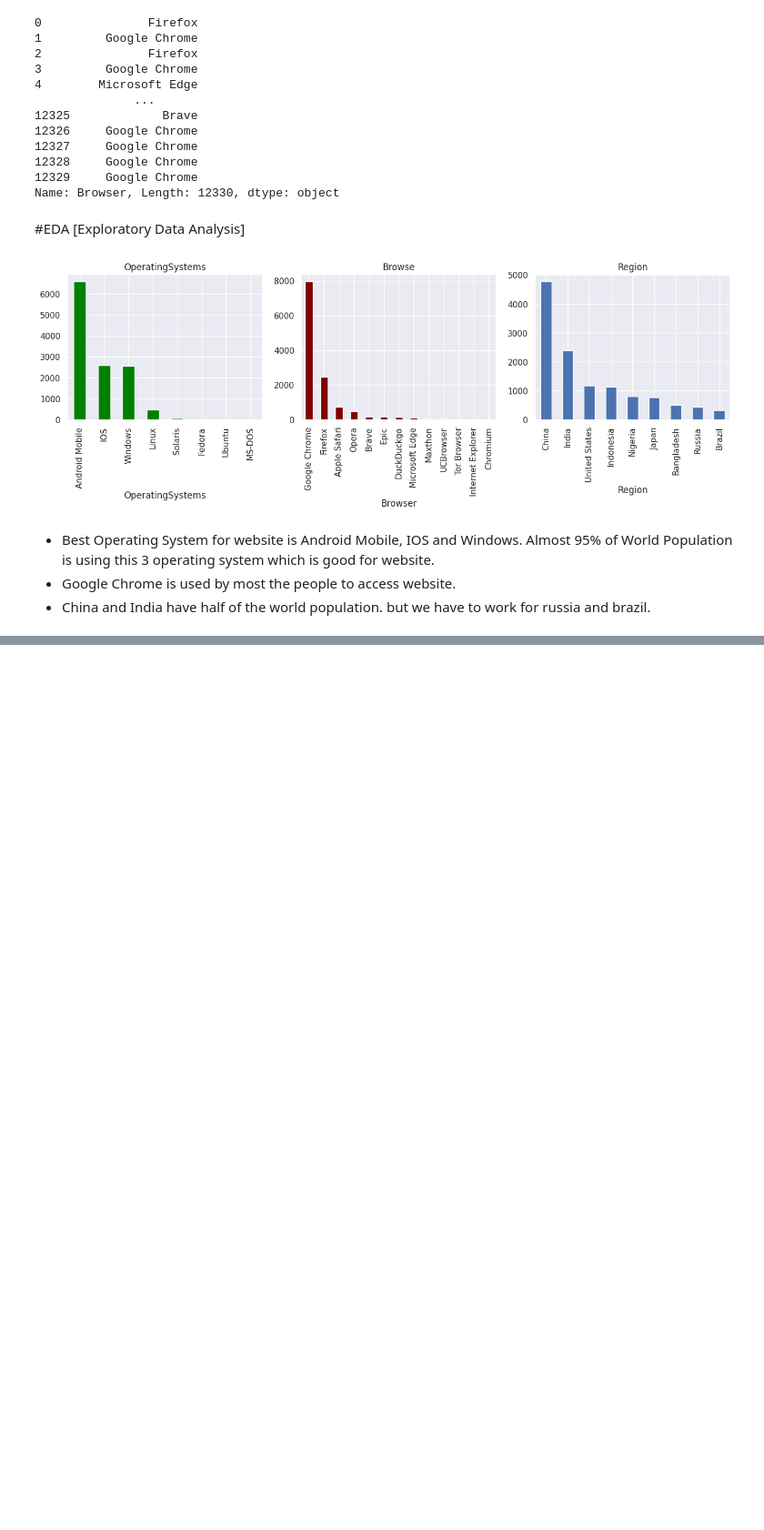
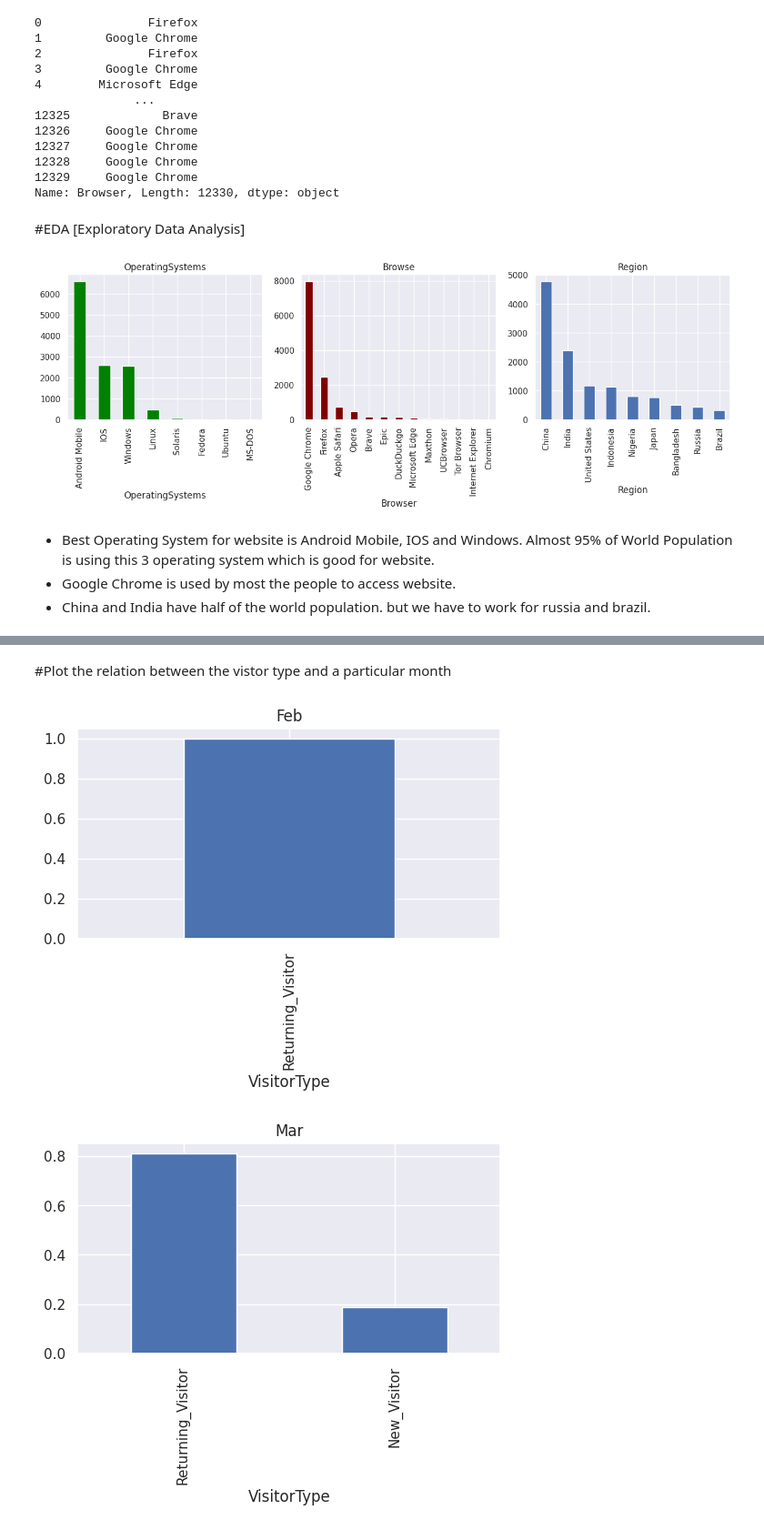
Before and after one commit to cepdnaclk/e19-CO544-Online-Shoppers-Purchase-Prediction, a Jupyter notebook: Code/Online_Shoppers_Purchasing_Intention.ipynb, the cells around one changed output, grey strips where cells are left out. Shown: that part at 91% size. Cells and saved outputs as stored; diff of their text form; code cells hidden in the pictures; blank space fills up the shorter version.

```diff
--- a/Code/Online_Shoppers_Purchasing_Intention.ipynb
+++ b/Code/Online_Shoppers_Purchasing_Intention.ipynb
@@ -171,0 +201,14 @@ plt.show()
+# %% [markdown]
+#Plot the relation between the vistor type and a particular month
+# %%
+for col in df['Month'].unique():
+    month = df['Month'] == col
+    week = df['Weekend'] == True
+    a = month & week
+    b = df.loc[a]
+    plt.figure(222)
+    b['VisitorType'].value_counts(normalize=True).plot.bar(figsize=(6,3), title= col)
+    plt.show()
+# %% [output]
+[figure, added]
+[figure, added]
```
Also changed, not shown: parts of 8 cells of this notebook.
